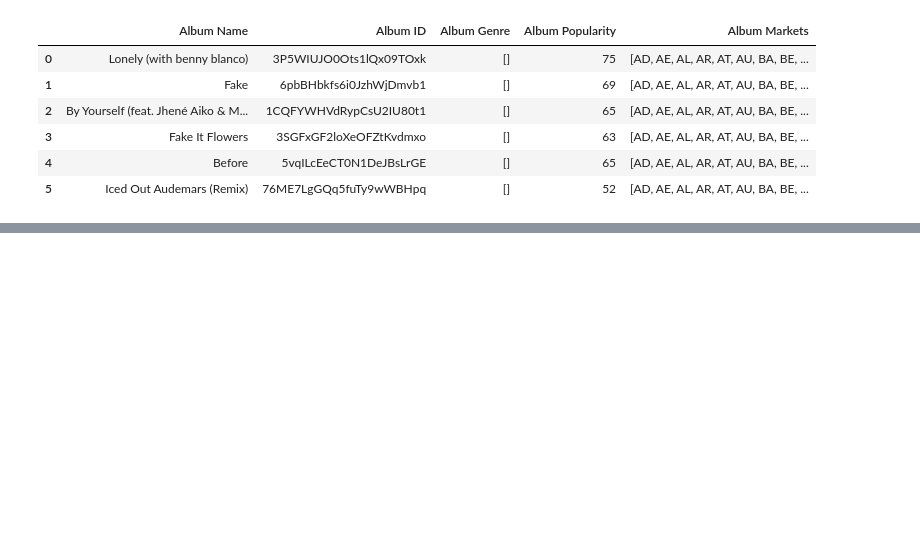
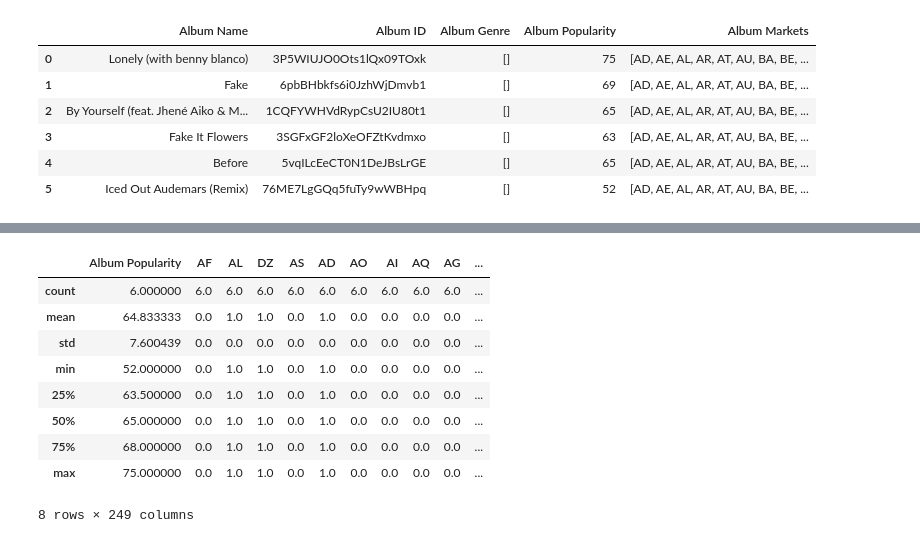
Before and after one commit to cveras33/project-1-group-6, a Jupyter notebook: Python Files :: Country_Data/2 - Use the ALBUM API.ipynb, the cells around one changed output, grey strips where cells are left out. Saved outputs shown, nothing was run; the diff lists cells and outputs as text; code cells hidden in the pictures; blank space fills up the shorter version.

```diff
--- a/Python Files :: Country_Data/2 - Use the ALBUM API.ipynb
+++ b/Python Files :: Country_Data/2 - Use the ALBUM API.ipynb
@@ -23,0 +62,13 @@ client_secret = "13573e14e35c4a3ea20a280c0e9f49ae"
+# %%
+next_code = 0
+
+
+while next_code < len(test_df["Avail Markets"][0]):
+    for market in test_df["Avail Markets"]:
+        for code in iso_code_head:
+            country = test_df["Avail Markets"][0][next_code]
+            if country == code:
+                test_df[f"{country}"] = country
+    next_code = (next_code + 1)
+
+test_df
@@ -231,0 +297,13 @@ TypeError: unhashable type: 'list'
+# %%
+cleaned_df.describe()
+# %% [output]
+|  | Album Popularity | AF | AL | DZ | AS | AD | AO | AI | AQ | AG | ... |
+| count | 6.000000 | 6.0 | 6.0 | 6.0 | 6.0 | 6.0 | 6.0 | 6.0 | 6.0 | 6.0 | ... |
+| mean | 64.833333 | 0.0 | 1.0 | 1.0 | 0.0 | 1.0 | 0.0 | 0.0 | 0.0 | 0.0 | ... |
+| std | 7.600439 | 0.0 | 0.0 | 0.0 | 0.0 | 0.0 | 0.0 | 0.0 | 0.0 | 0.0 | ... |
+| min | 52.000000 | 0.0 | 1.0 | 1.0 | 0.0 | 1.0 | 0.0 | 0.0 | 0.0 | 0.0 | ... |
+| 25% | 63.500000 | 0.0 | 1.0 | 1.0 | 0.0 | 1.0 | 0.0 | 0.0 | 0.0 | 0.0 | ... |
+| 50% | 65.000000 | 0.0 | 1.0 | 1.0 | 0.0 | 1.0 | 0.0 | 0.0 | 0.0 | 0.0 | ... |
+| 75% | 68.000000 | 0.0 | 1.0 | 1.0 | 0.0 | 1.0 | 0.0 | 0.0 | 0.0 | 0.0 | ... |
+| max | 75.000000 | 0.0 | 1.0 | 1.0 | 0.0 | 1.0 | 0.0 | 0.0 | 0.0 | 0.0 | ... |
+8 rows × 249 columns
```
Also changed, not shown: parts of 15 cells of this notebook, 3 other files.
